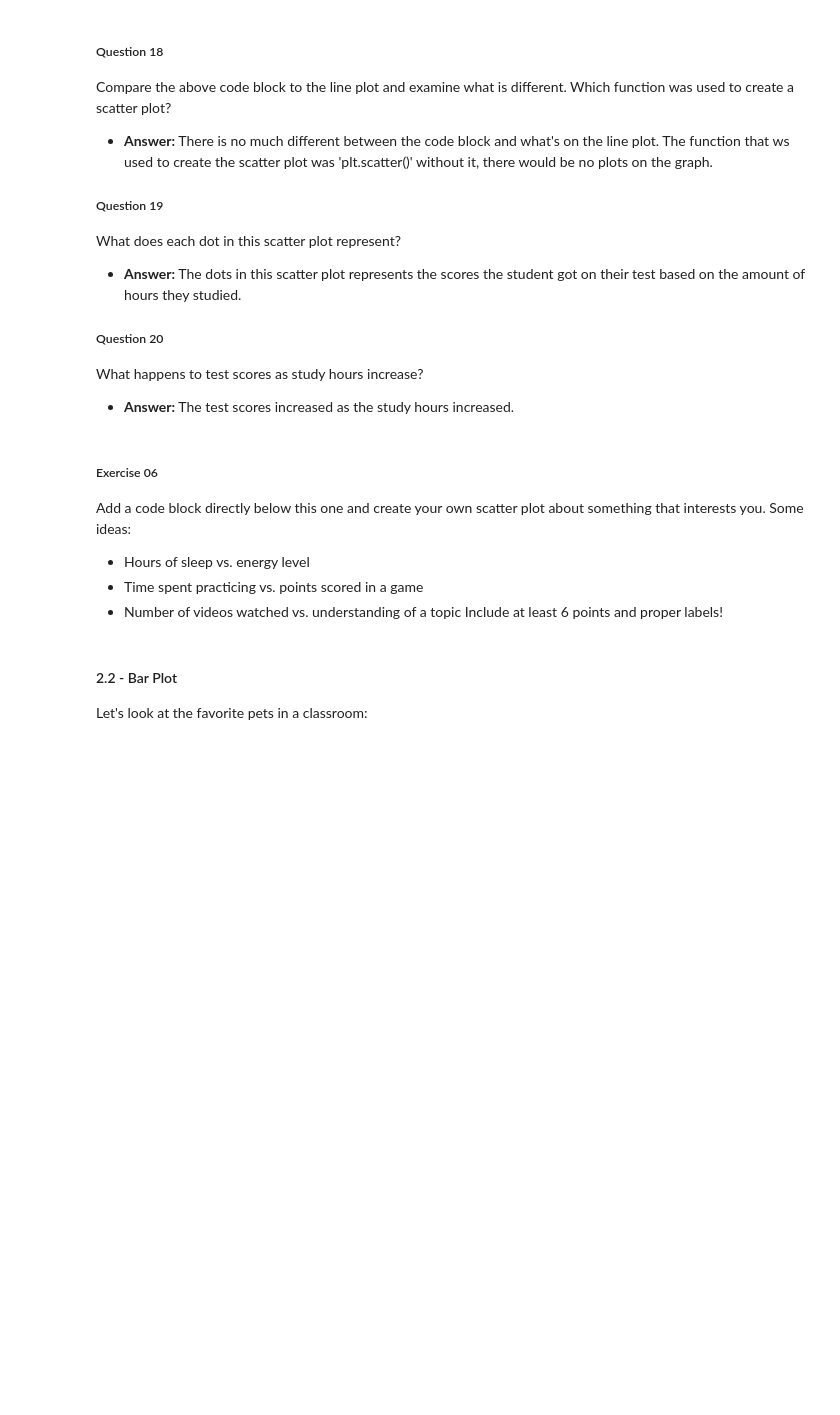
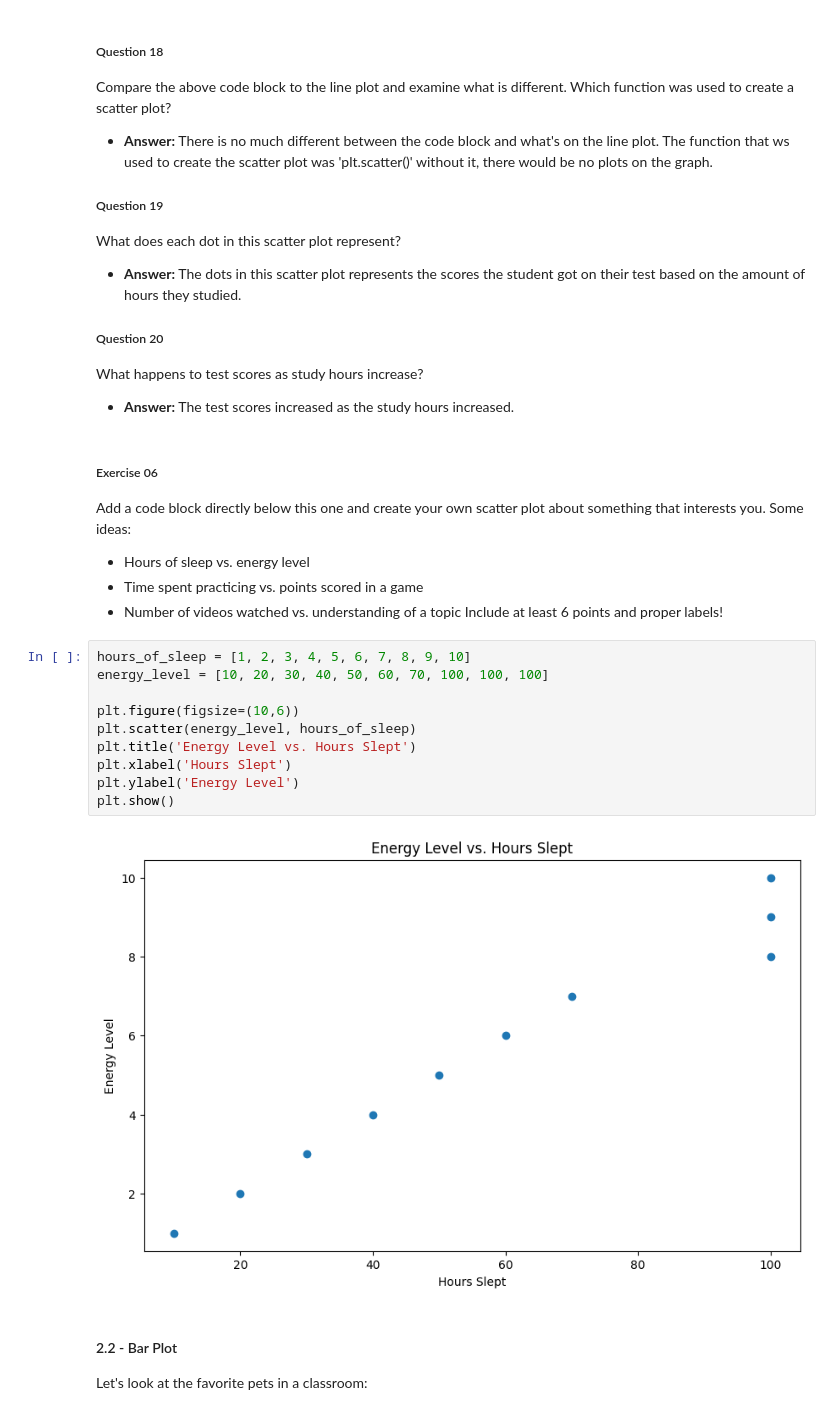
Before and after one commit to sugaazz1/unit-3-ai, a Jupyter notebook: 02-intro/intro-to-notebooks.ipynb, the cells around one changed output. Drawn from its saved outputs; the diff is of its cells as text; blank space fills up the shorter version.

```diff
--- a/02-intro/intro-to-notebooks.ipynb
+++ b/02-intro/intro-to-notebooks.ipynb
@@ -326,6 +326,18 @@ Add a code block directly below this one and create your own scatter plot about
 - Time spent practicing vs. points scored in a game
 - Number of videos watched vs. understanding of a topic
 Include at least 6 points and proper labels!
+# %%
+hours_of_sleep = [1, 2, 3, 4, 5, 6, 7, 8, 9, 10]
+energy_level = [10, 20, 30, 40, 50, 60, 70, 100, 100, 100]
+
+plt.figure(figsize=(10,6))
+plt.scatter(energy_level, hours_of_sleep)
+plt.title('Energy Level vs. Hours Slept')
+plt.xlabel('Hours Slept')
+plt.ylabel('Energy Level')
+plt.show()
+# %% [output]
+[figure, added]
 # %% [markdown]
 #### 2.2 - Bar Plot
 Let's look at the favorite pets in a classroom:
```
Also changed, not shown: parts of 2 cells of this notebook, 2 other files.
